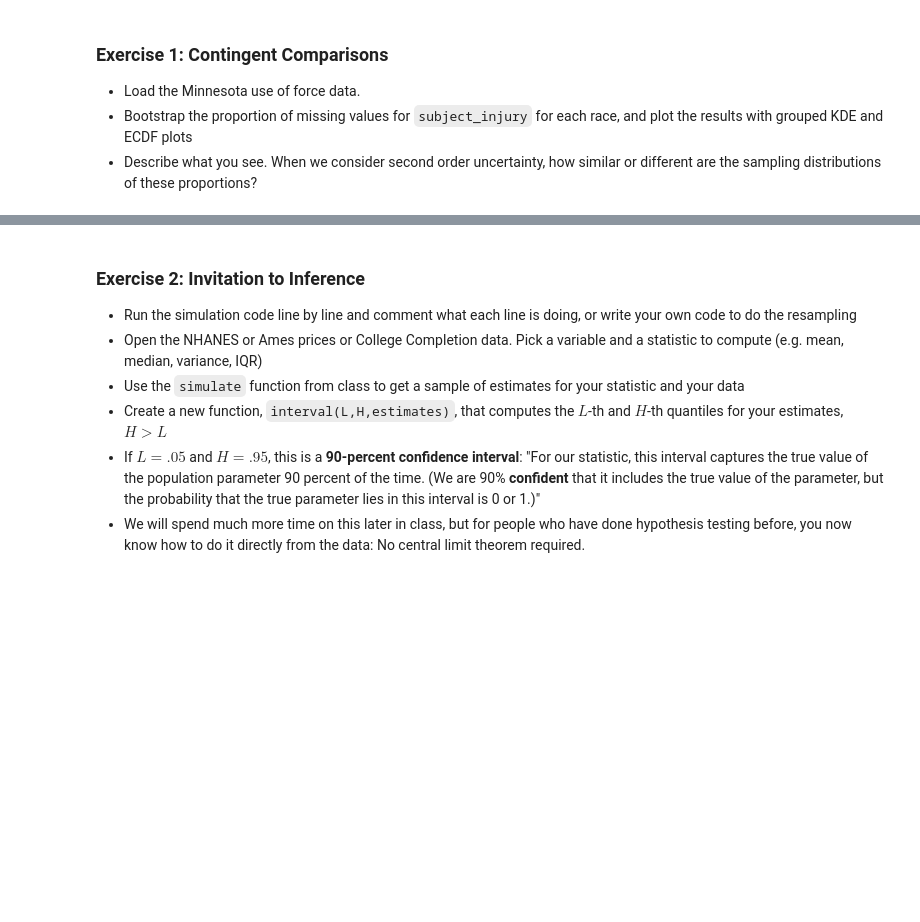
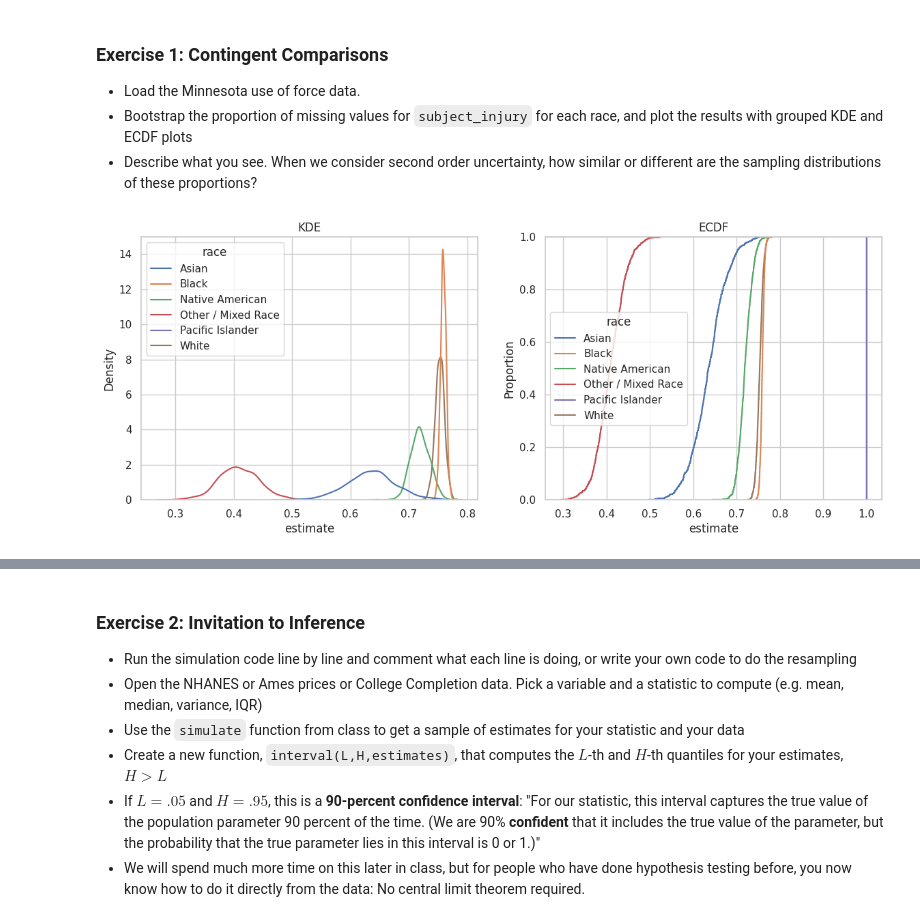
Before and after one commit to tiyeh21/MSDS_5030_Repo, a Jupyter notebook: assignment_4.ipynb, the cells around one changed output, grey strips where cells are left out. Cells and saved outputs as stored; diff of their text form; code cells hidden in the pictures; blank space fills up the shorter version.

```diff
--- a/assignment_4.ipynb
+++ b/assignment_4.ipynb
@@ -6,3 +6,33 @@
 - Load the Minnesota use of force data.
 - Bootstrap the proportion of missing values for `subject_injury` for each race, and plot the results with grouped KDE and ECDF plots
 - Describe what you see. When we consider second order uncertainty, how similar or different are the sampling distributions of these proportions?
+# %%
+import pandas as pd
+import numpy as np
+import seaborn as sns
+import matplotlib.pyplot as plt
+
+df = pd.read_csv('data/mn_police_use_of_force.csv')
+def prop_missing(x):
+    return x.isna().    mean()
+def simulate_grouped(var, group_var, df, fcn, S=1000, plot=True):
+    estimates = []
+    for s in range(S):
+
+        df_s = df.sample(frac=1.0, replace=True)
+
+        stat_s = df_s.groupby(group_var)[var].apply(fcn)
+        stat_s = stat_s.reset_index()
+        stat_s.columns = [group_var, "estimate"]
+        stat_s["bootstrap"] = s
+        estimates.append(stat_s)
+    results = pd.concat(estimates)
+    if plot:
+        fig, axes = plt.subplots(1, 2, figsize=(14, 5))
+        sns.kdeplot(data=results, x="estimate", hue=group_var, ax=axes[0]).set(title="KDE")
+        sns.ecdfplot(data=results, x="estimate", hue=group_var, ax=axes[1]).set(title="ECDF")
+        plt.show()
+    return results
+results = simulate_grouped(var="subject_injury", group_var="race", df=df, fcn=prop_missing)
+# %% [output]
+[figure, added]
```
Also changed, not shown: parts of 10 cells of this notebook.
